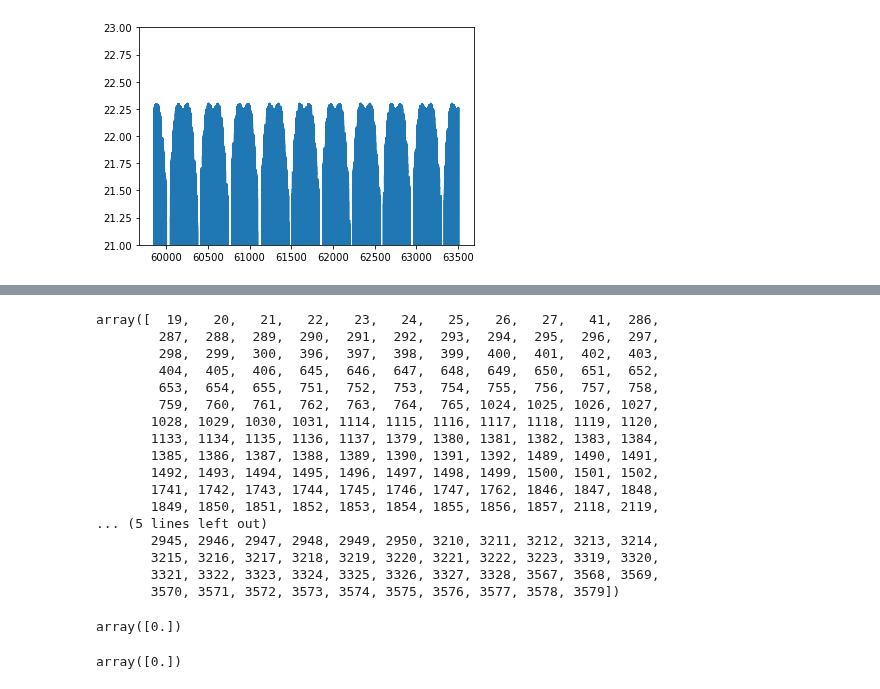
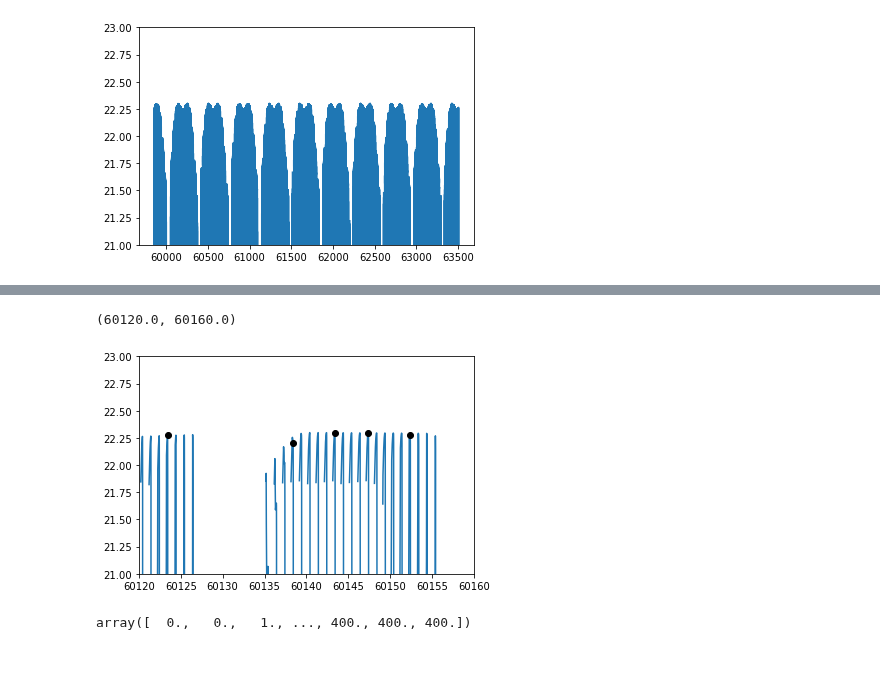
Before and after one commit to yoachim/21_Scratch, a Jupyter notebook: ddf_grid/single_ddf.ipynb, the cells around one changed output, grey strips where cells are left out. Drawn from its saved outputs; the diff is of its cells as text; code cells hidden in the pictures; blank space fills up the shorter version.

```diff
--- a/ddf_grid/single_ddf.ipynb
+++ b/ddf_grid/single_ddf.ipynb
@@ -155,37 +200,22 @@ plt.xlim(60000, 60500)
 # %%
-night[sched]
+plt.plot(ddf_grid['mjd'], ddf_grid['DD:ELAISS1_sky_g'])
+plt.ylim([21,23])
+sched = np.where(result_array > 0)[0]
+plt.plot(ddf_grid['mjd'][sched], ddf_grid['DD:ELAISS1_sky_g'][sched], 'ko')
+plt.xlim(60120, 60160)
 # %% [output]
-array([  19,   20,   21,   22,   23,   24,   25,   26,   27,   41,  286,
-        287,  288,  289,  290,  291,  292,  293,  294,  295,  296,  297,
-        298,  299,  300,  396,  397,  398,  399,  400,  401,  402,  403,
-        404,  405,  406,  645,  646,  647,  648,  649,  650,  651,  652,
-        653,  654,  655,  751,  752,  753,  754,  755,  756,  757,  758,
-        759,  760,  761,  762,  763,  764,  765, 1024, 1025, 1026, 1027,
-       1028, 1029, 1030, 1031, 1114, 1115, 1116, 1117, 1118, 1119, 1120,
-       1133, 1134, 1135, 1136, 1137, 1379, 1380, 1381, 1382, 1383, 1384,
-       1385, 1386, 1387, 1388, 1389, 1390, 1391, 1392, 1489, 1490, 1491,
-       1492, 1493, 1494, 1495, 1496, 1497, 1498, 1499, 1500, 1501, 1502,
-       1741, 1742, 1743, 1744, 1745, 1746, 1747, 1762, 1846, 1847, 1848,
-       1849, 1850, 1851, 1852, 1853, 1854, 1855, 1856, 1857, 2118, 2119,
-... (5 lines left out)
-       2945, 2946, 2947, 2948, 2949, 2950, 3210, 3211, 3212, 3213, 3214,
-       3215, 3216, 3217, 3218, 3219, 3220, 3221, 3222, 3223, 3319, 3320,
-       3321, 3322, 3323, 3324, 3325, 3326, 3327, 3328, 3567, 3568, 3569,
-       3570, 3571, 3572, 3573, 3574, 3575, 3576, 3577, 3578, 3579])
+(60120.0, 60160.0)
+[figure, added]
 # %%
 # can try to also optimize uniformity! Could use the KS statistic.
 
 # Good answer on how to do a cumulative sum here:  https://stackoverflow.com/questions/55840816/gurobi-prefix-sum-optimization
 # %%
 #m.setObjective(gp.max_(cumulative_diff), GRB.MINIMIZE)
-# %%
-cdiff_min.X
-# %% [output]
-array([0.])
 # %%
-cdiff_max.X
+cumulative_sched.X
 # %% [output]
-array([0.])
+array([  0.,   0.,   1., ..., 400., 400., 400.])
 # %%
 cumulative_diff.X.min()
 # %% [output]
```
Also changed, not shown: parts of 23 cells of this notebook.
